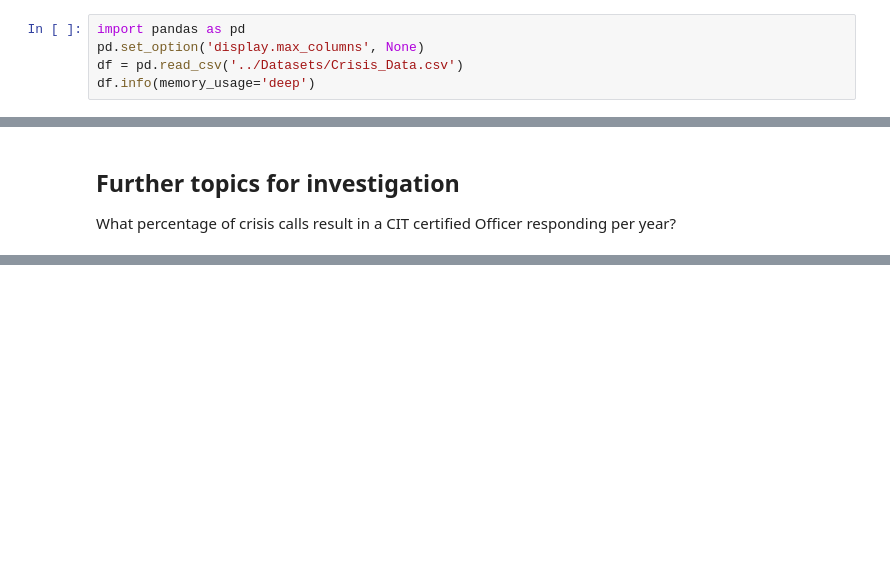
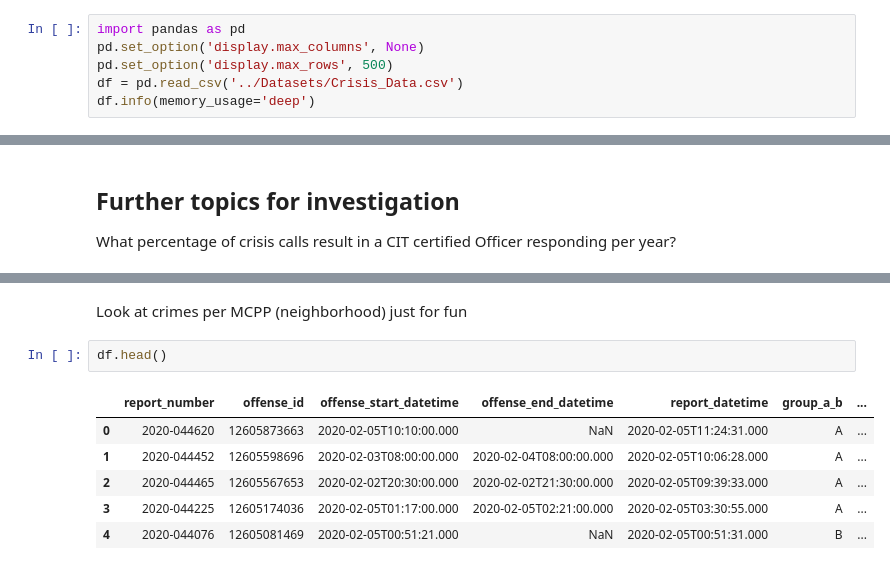
Before and after one commit to Leviob/Police-Records-Database, a Jupyter notebook: exploration.ipynb, the cells around one changed output, grey strips where cells are left out. Saved outputs shown, nothing was run; the diff lists cells and outputs as text; blank space fills up the shorter version.

```diff
--- a/exploration.ipynb
+++ b/exploration.ipynb
@@ -7,6 +7,7 @@ Preview the data.
 # %%
 import pandas as pd
 pd.set_option('display.max_columns', None)
+pd.set_option('display.max_rows', 500)
 df = pd.read_csv('../Datasets/Crisis_Data.csv')
 df.info(memory_usage='deep')
 # %% [output]
@@ -260,0 +288,11 @@ What percentage of crisis calls result in a CIT certified Officer responding per
+# %% [markdown]
+Look at crimes per MCPP (neighborhood) just for fun
+# %%
+df.head()
+# %% [output]
+|  | report_number | offense_id | offense_start_datetime | offense_end_datetime | report_datetime | group_a_b | ... |
+| 0 | 2020-044620 | 12605873663 | 2020-02-05T10:10:00.000 | NaN | 2020-02-05T11:24:31.000 | A | ... |
+| 1 | 2020-044452 | 12605598696 | 2020-02-03T08:00:00.000 | 2020-02-04T08:00:00.000 | 2020-02-05T10:06:28.000 | A | ... |
+| 2 | 2020-044465 | 12605567653 | 2020-02-02T20:30:00.000 | 2020-02-02T21:30:00.000 | 2020-02-05T09:39:33.000 | A | ... |
+| 3 | 2020-044225 | 12605174036 | 2020-02-05T01:17:00.000 | 2020-02-05T02:21:00.000 | 2020-02-05T03:30:55.000 | A | ... |
+| 4 | 2020-044076 | 12605081469 | 2020-02-05T00:51:21.000 | NaN | 2020-02-05T00:51:31.000 | B | ... |
```
Also changed, not shown: parts of 9 cells of this notebook.
